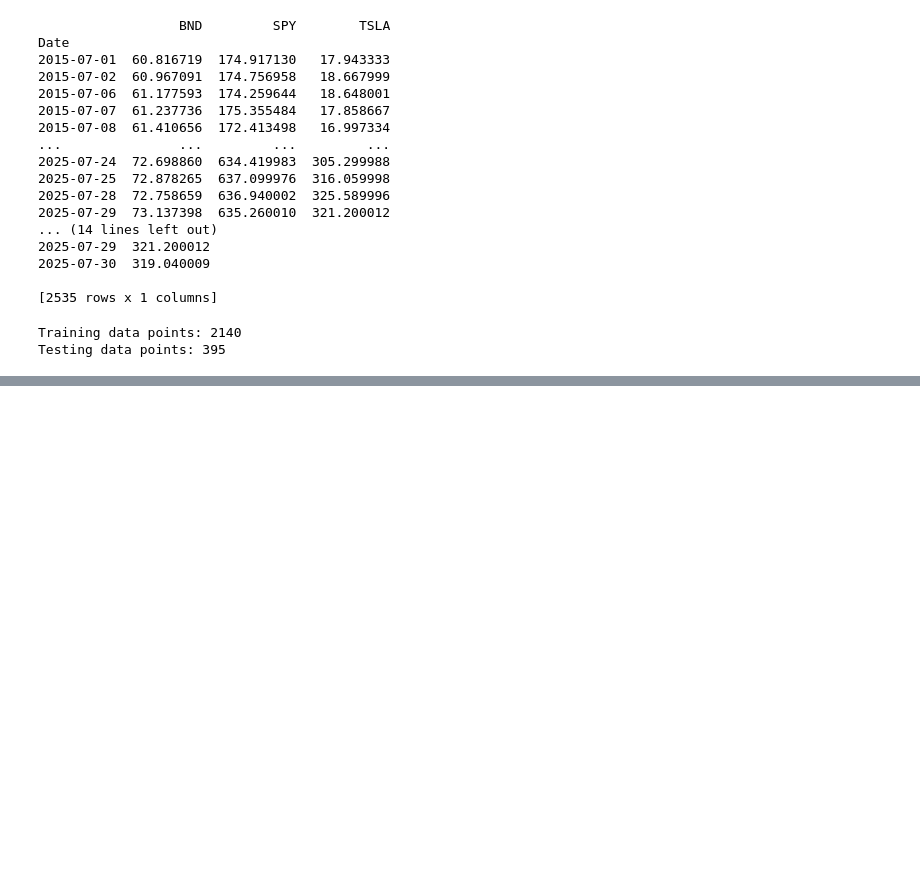
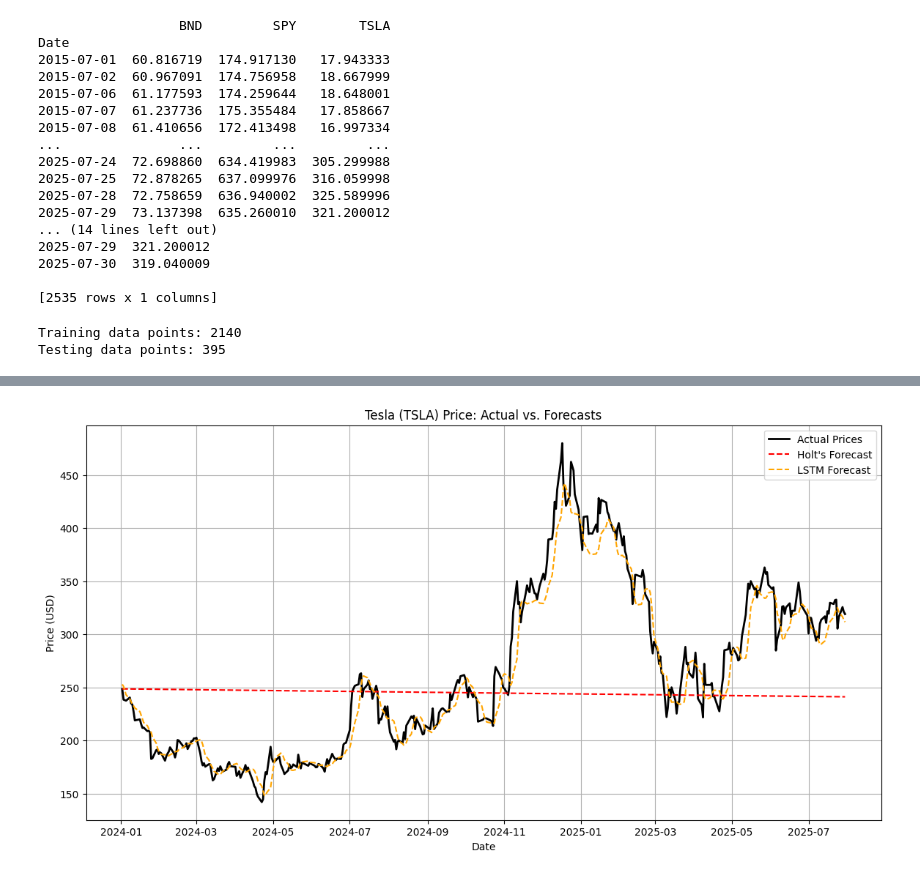
Before and after one commit to b-isry/gmf_portfolio_analysis, a Jupyter notebook: notebooks/model_development.ipynb, the cells around one changed output, grey strips where cells are left out. Saved outputs shown, nothing was run; the diff lists cells and outputs as text; code cells hidden in the pictures; blank space fills up the shorter version.

```diff
--- a/notebooks/model_development.ipynb
+++ b/notebooks/model_development.ipynb
@@ -60,0 +102,2 @@ arima_forcasts = pd.Series(arima_forcasts, index=test_data.index)
+# %%
+scaled_train_data = scaler.fit_transform(train_data[['TSLA']])
@@ -60,0 +142,19 @@ arima_forcasts = pd.Series(arima_forcasts, index=test_data.index)
+# %%
+lstm_model = Sequential()
+
+# layer 1
+lstm_model.add(LSTM(units=50, return_sequences=True, input_shape=(X_train.shape[1], 1)))
+lstm_model.add(Dropout(0.2)) # Adds regularization
+
+# Layer 2
+lstm_model.add(LSTM(units=50, return_sequences=False))
+lstm_model.add(Dropout(0.2))
+
+# Output Layer
+lstm_model.add(Dense(units=1))
+
+# Compile the model, defining the optimizer and loss function
+lstm_model.compile(optimizer='adam', loss='mean_squared_error')
+
+# Print a summary of our model's architecture
+lstm_model.summary()
@@ -60,0 +179,4 @@ arima_forcasts = pd.Series(arima_forcasts, index=test_data.index)
+# %%
+print("\nTraining LSTM model...")
+history = lstm_model.fit(X_train, y_train, epochs=20, batch_size=32, verbose=1)
+print("LSTM model training complete.")
@@ -60,0 +264,7 @@ arima_forcasts = pd.Series(arima_forcasts, index=test_data.index)
+# %%
+# --- Evaluation for LSTM Model ---
+# Ensure there are no NaNs in the prediction column before calculating
+test_data.dropna(subset=['LSTM_Predictions'], inplace=True)
+lstm_mae = mean_absolute_error(test_data['TSLA'], test_data['LSTM_Predictions'])
+lstm_rmse = np.sqrt(mean_squared_error(test_data['TSLA'], test_data['LSTM_Predictions']))
+lstm_mape = np.mean(np.abs((test_data['TSLA'] - test_data['LSTM_Predictions']) / test_data['LSTM_Predictions'])) * 100
@@ -60,0 +291,13 @@ arima_forcasts = pd.Series(arima_forcasts, index=test_data.index)
+# %%
+plt.figure(figsize=(14, 7))
+plt.plot(test_data['TSLA'], label='Actual Prices', color='black', linewidth=2)
+plt.plot(test_data['Holt_Forecast'], label='Holt\'s Forecast', color='red', linestyle='--')
+plt.plot(test_data['LSTM_Predictions'], label='LSTM Forecast', color='orange', linestyle='--')
+plt.title('Tesla (TSLA) Price: Actual vs. Forecasts')
+plt.xlabel('Date')
+plt.ylabel('Price (USD)')
+plt.legend()
+plt.grid(True)
+plt.show()
+# %% [output]
+[figure, added]
```
Also changed, not shown: parts of 16 cells of this notebook.
